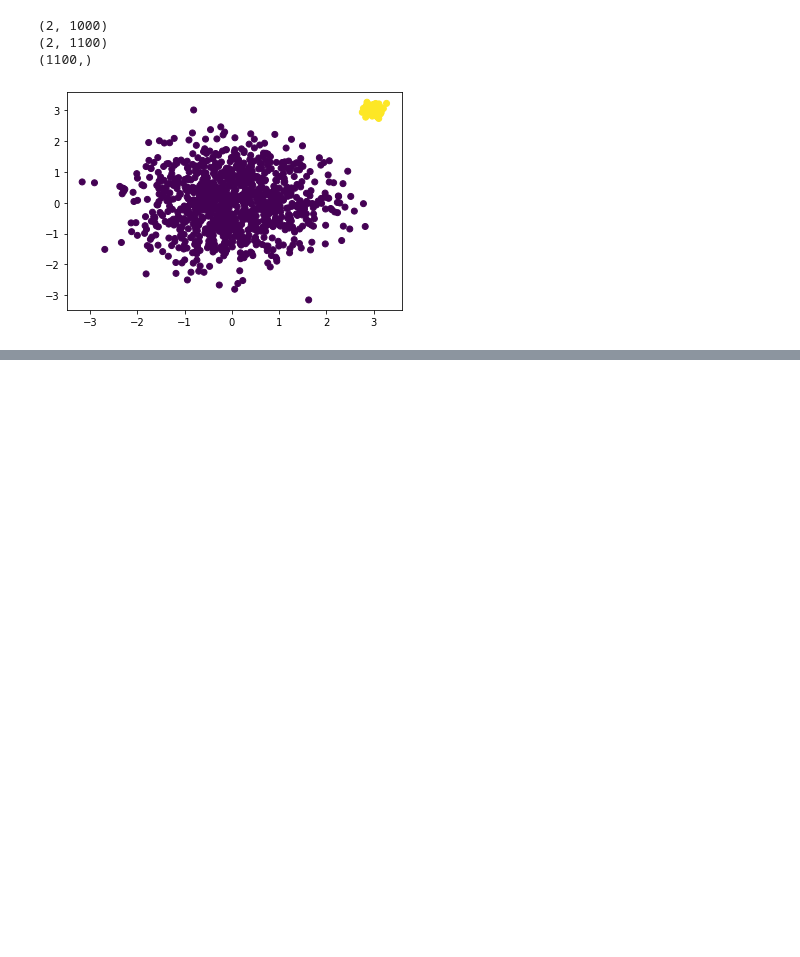
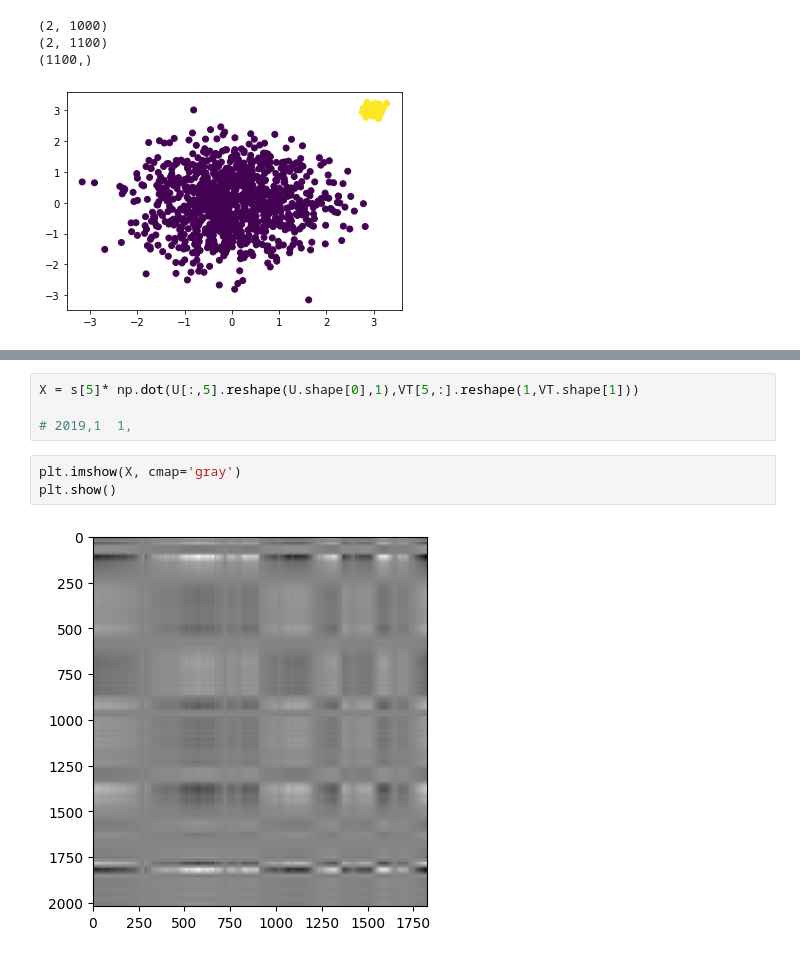
Before and after one commit to Gh5al/Statiscal-and-Mathematical-methods-for-AI, a Jupyter notebook: LAB/Homework2/homework2.ipynb, the cells around one changed output, grey strips where cells are left out. Saved outputs shown, nothing was run; the diff lists cells and outputs as text; blank space fills up the shorter version.

```diff
--- a/LAB/Homework2/homework2.ipynb
+++ b/LAB/Homework2/homework2.ipynb
@@ -485,0 +510,9 @@ plt.show()
+# %%
+X = s[5]* np.dot(U[:,5].reshape(U.shape[0],1),VT[5,:].reshape(1,VT.shape[1]))
+
+# 2019,1  1,
+# %%
+plt.imshow(X, cmap='gray')
+plt.show()
+# %% [output]
+[figure, added]
```
Also changed, not shown: parts of 5 cells of this notebook.
